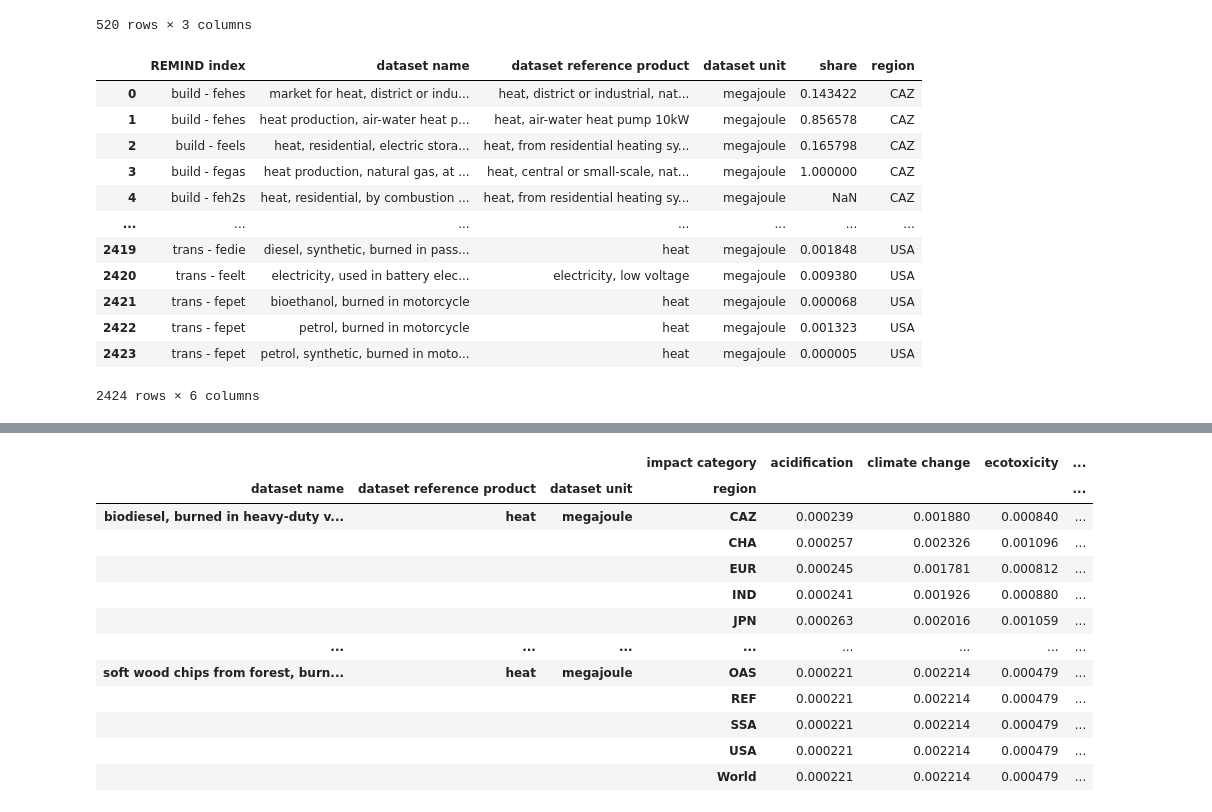
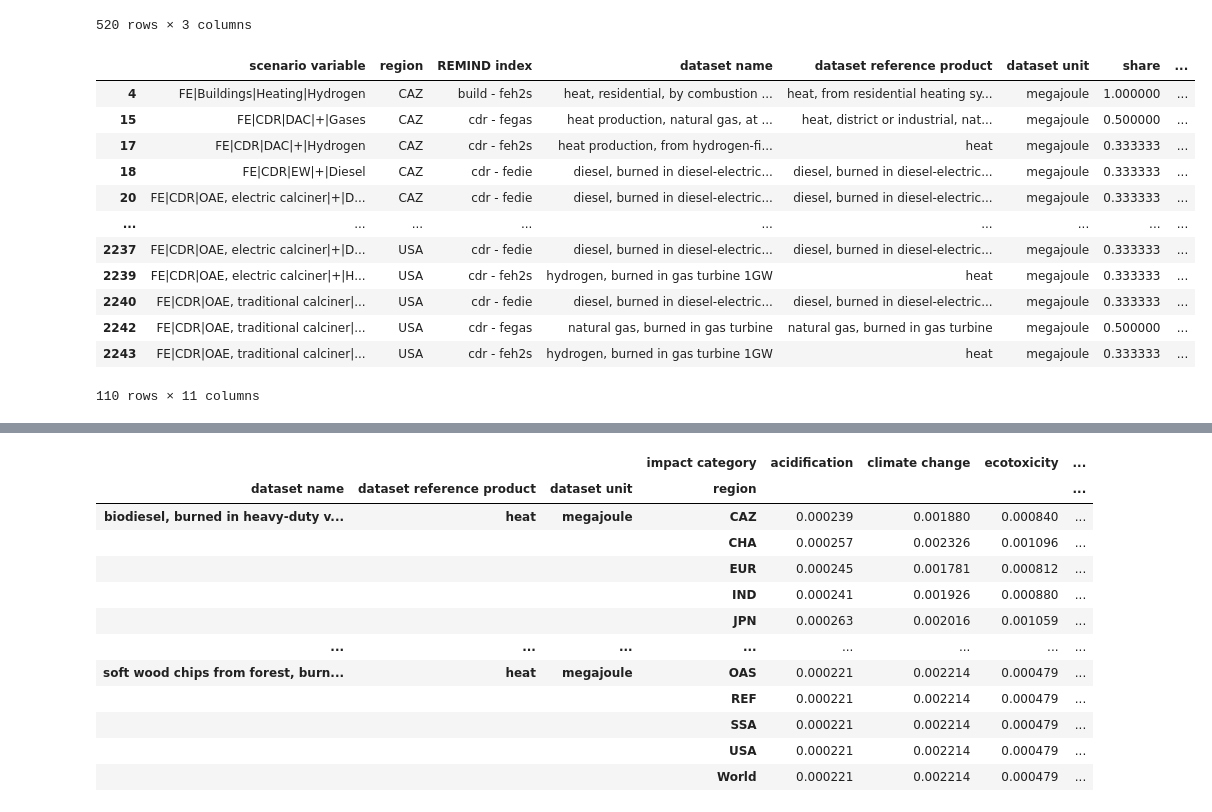
Before and after one commit to dbantje/internalizer, a Jupyter notebook: dev/test_yaml_setup.ipynb, the cells around one changed output, grey strips where cells are left out. Drawn from its saved outputs; the diff is of its cells as text; code cells hidden in the pictures.

Commit message:
Robust calculation of shares (when all weights/production volumes are zero).

```diff
--- a/dev/test_yaml_setup.ipynb
+++ b/dev/test_yaml_setup.ipynb
@@ -19,8 +20,8 @@ monetization = 0.5
 #   #   "ReCiPe 2016 v1.03, midpoint (H) - ecotoxicity: terrestrial - terrestrial ecotoxicity potential (TETP)": 6.4e-05
 # }
 plca = False
-calcCosts = True
-aggTaxes = True
+calcCosts = False
+aggTaxes = False
 # years = [2020, 2030, 2040, 2050]
 years = [2020, 2030, 2050]
 yaml_file = "../internalizer/data/mappings/remind_internalization_setup_v2.yaml"
@@ -147,19 +132,60 @@ for lvl in I.cs.levels:
         I.cost_results[lvl][year] = costs_agg.set_index(
             ["REMIND index", "region", "impact category"]
         )["cost"].to_xarray()
+# %%
+mapping = I.cs.data["fe"]["base mapping"]
+
+
+# extend mapping
+dflist = []
+for region in REMIND_REGIONS:
+    df = mapping.copy()
+    df["region"] = region
+    dflist.append(df)
+
+regionalized_mapping = pd.concat(dflist).set_index(["scenario variable", "region"])
+
+# load .mif
+mif = pd.read_csv(mifpath, sep=";").rename(columns={"Region": "region", "Variable": "scenario variable"})
+mifdata = mif.set_index(["scenario variable", "region"])[str(year)]
+
+# select shared index (some regions don't have certain FE variables)
+combined_idx = regionalized_mapping.index.intersection(mifdata.index)
+sel = regionalized_mapping.loc[combined_idx]
+
+# calculate shares
+sel["weight"] = mifdata.loc[combined_idx]
+sel = sel.reset_index()
+sel["total"] = sel.reset_index().groupby(["REMIND index", "region"])["weight"].transform("sum")
+
+# where total is zero, set weights to one and recalculate total
+def robust_weights(row):
+    if row["total"] == 0:
+        return 1
+    else:
+        return row["weight"]
+sel["weight new"] = sel.apply(robust_weights, axis=1)
+sel["total new"] = sel.groupby(["REMIND index", "region"])["weight new"].transform("sum")
+sel["share"] = sel["weight new"] / sel["total new"]
+# %%
+sel[sel["total"] == 0]
+# %% [output]
+|  | scenario variable | region | REMIND index | dataset name | dataset reference product | dataset unit | share | ... |
+| 4 | FE|Buildings|Heating|Hydrogen | CAZ | build - feh2s | heat, residential, by combustion ... | heat, from residential heating sy... | megajoule | 1.000000 | ... |
+| 15 | FE|CDR|DAC|+|Gases | CAZ | cdr - fegas | heat production, natural gas, at ... | heat, district or industrial, nat... | megajoule | 0.500000 | ... |
+| 17 | FE|CDR|DAC|+|Hydrogen | CAZ | cdr - feh2s | heat production, from hydrogen-fi... | heat | megajoule | 0.333333 | ... |
+| 18 | FE|CDR|EW|+|Diesel | CAZ | cdr - fedie | diesel, burned in diesel-electric... | diesel, burned in diesel-electric... | megajoule | 0.333333 | ... |
+| 20 | FE|CDR|OAE, electric calciner|+|D... | CAZ | cdr - fedie | diesel, burned in diesel-electric... | diesel, burned in diesel-electric... | megajoule | 0.333333 | ... |
+| ... | ... | ... | ... | ... | ... | ... | ... | ... |
+| 2237 | FE|CDR|OAE, electric calciner|+|D... | USA | cdr - fedie | diesel, burned in diesel-electric... | diesel, burned in diesel-electric... | megajoule | 0.333333 | ... |
+| 2239 | FE|CDR|OAE, electric calciner|+|H... | USA | cdr - feh2s | hydrogen, burned in gas turbine 1GW | heat | megajoule | 0.333333 | ... |
+| 2240 | FE|CDR|OAE, traditional calciner|... | USA | cdr - fedie | diesel, burned in diesel-electric... | diesel, burned in diesel-electric... | megajoule | 0.333333 | ... |
+| 2242 | FE|CDR|OAE, traditional calciner|... | USA | cdr - fegas | natural gas, burned in gas turbine | natural gas, burned in gas turbine | megajoule | 0.500000 | ... |
+| 2243 | FE|CDR|OAE, traditional calciner|... | USA | cdr - feh2s | hydrogen, burned in gas turbine 1GW | heat | megajoule | 0.333333 | ... |
+110 rows × 11 columns
 # %%
-mapping
+lvl = "fe"
+year = 2030
+mapping = I.cs.data[lvl].get(
+    "regionalized mapping", I.cs.regionalize_dynamic_mapping(lvl, year)
+)
-# %% [output]
-|  | REMIND index | dataset name | dataset reference product | dataset unit | share | region |
-| 0 | build - fehes | market for heat, district or indu... | heat, district or industrial, nat... | megajoule | 0.143422 | CAZ |
-| 1 | build - fehes | heat production, air-water heat p... | heat, air-water heat pump 10kW | megajoule | 0.856578 | CAZ |
-| 2 | build - feels | heat, residential, electric stora... | heat, from residential heating sy... | megajoule | 0.165798 | CAZ |
-| 3 | build - fegas | heat production, natural gas, at ... | heat, central or small-scale, nat... | megajoule | 1.000000 | CAZ |
-| 4 | build - feh2s | heat, residential, by combustion ... | heat, from residential heating sy... | megajoule | NaN | CAZ |
-| ... | ... | ... | ... | ... | ... | ... |
-| 2419 | trans - fedie | diesel, synthetic, burned in pass... | heat | megajoule | 0.001848 | USA |
-| 2420 | trans - feelt | electricity, used in battery elec... | electricity, low voltage | megajoule | 0.009380 | USA |
-| 2421 | trans - fepet | bioethanol, burned in motorcycle | heat | megajoule | 0.000068 | USA |
-| 2422 | trans - fepet | petrol, burned in motorcycle | heat | megajoule | 0.001323 | USA |
-| 2423 | trans - fepet | petrol, synthetic, burned in moto... | heat | megajoule | 0.000005 | USA |
-2424 rows × 6 columns
```
Also changed, not shown: parts of 3 cells of this notebook, 1 other file.
